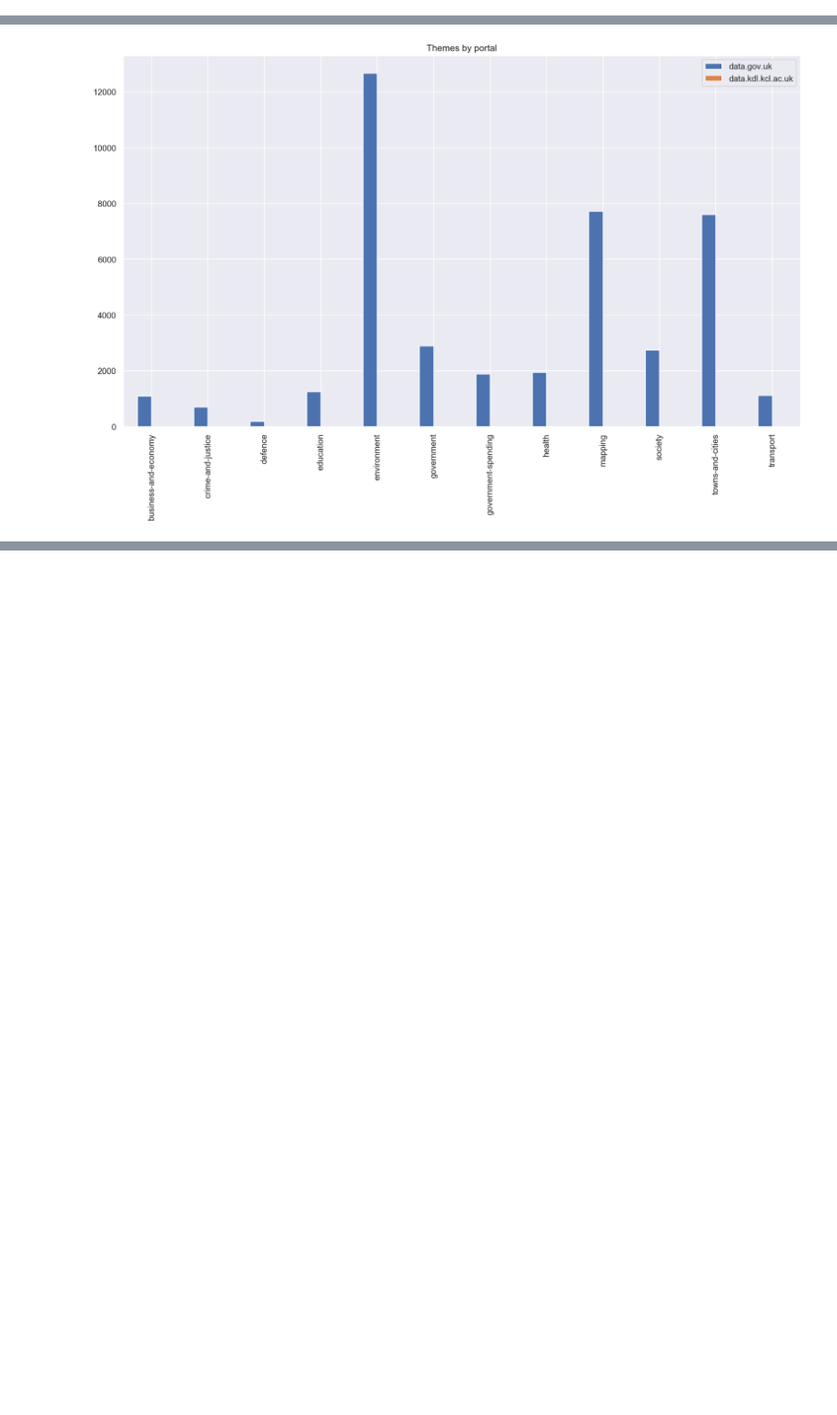
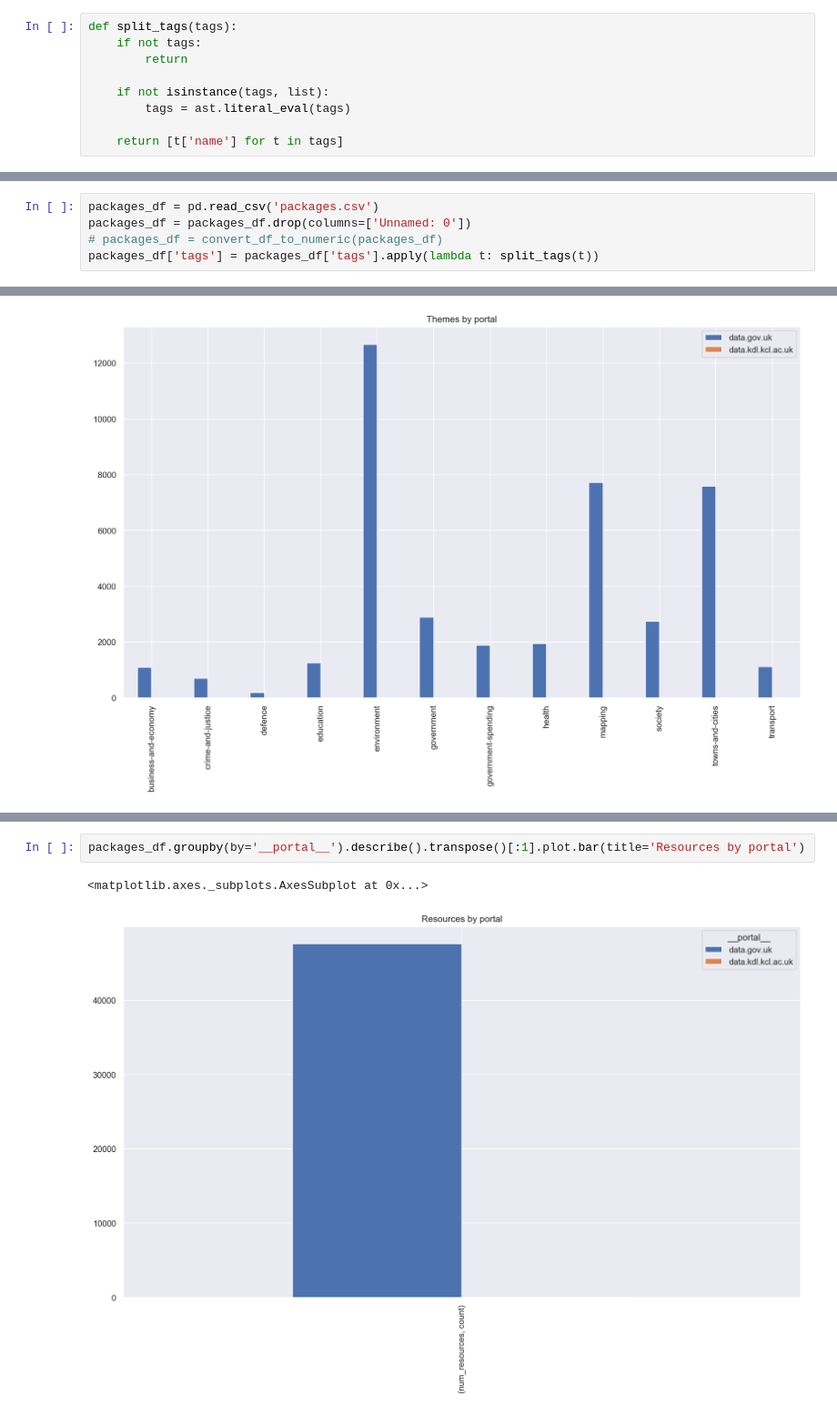
Before and after one commit to PublicDataLab/DataPortalExplorer, a Jupyter notebook: explore.ipynb, the cells around one changed output, grey strips where cells are left out. Shown at 91% size. Saved outputs shown, nothing was run; the diff lists cells and outputs as text; blank space fills up the shorter version.

```diff
--- a/explore.ipynb
+++ b/explore.ipynb
@@ -105,6 +158,15 @@ def convert_df_to_numeric(df, columns=[], errors='ignore'):
         return df[columns].apply(pd.to_numeric, errors=errors)
 
     return df.apply(pd.to_numeric, errors=errors)
+# %%
+def split_tags(tags):
+    if not tags:
+        return
+
+    if not isinstance(tags, list):
+        tags = ast.literal_eval(tags)
+
+    return [t['name'] for t in tags]
 # %% [markdown]
 ## Harvest data from the portals
 ### Extensions
@@ -168,3 +252,8 @@ themes_df = convert_df_to_numeric(themes_df)
+# %%
+packages_df = pd.read_csv('packages.csv')
+packages_df = packages_df.drop(columns=['Unnamed: 0'])
+# packages_df = convert_df_to_numeric(packages_df)
+packages_df['tags'] = packages_df['tags'].apply(lambda t: split_tags(t))
 # %% [markdown]
 ## Visualise
 ### Extensions
@@ -251,0 +373,5 @@ themes_df.plot.bar(title='Themes by portal')
+# %%
+packages_df.groupby(by='__portal__').describe().transpose()[:1].plot.bar(title='Resources by portal')
+# %% [output]
+<matplotlib.axes._subplots.AxesSubplot at 0x...>
+[figure, added]
```
Also changed, not shown: parts of 11 cells of this notebook.
